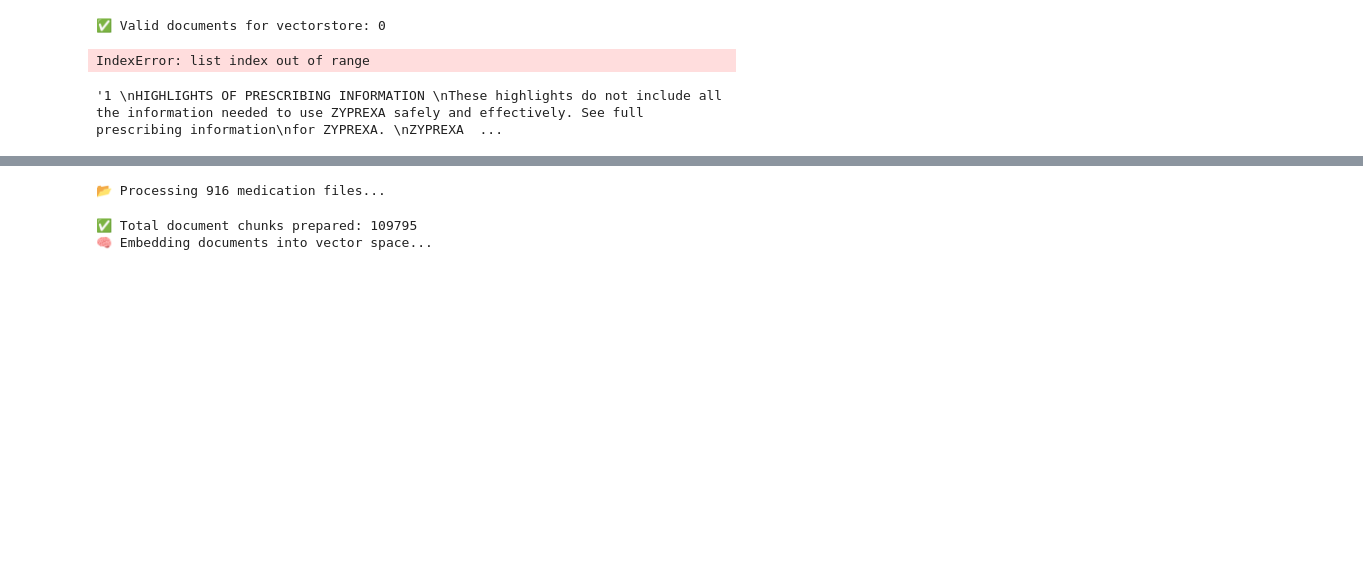
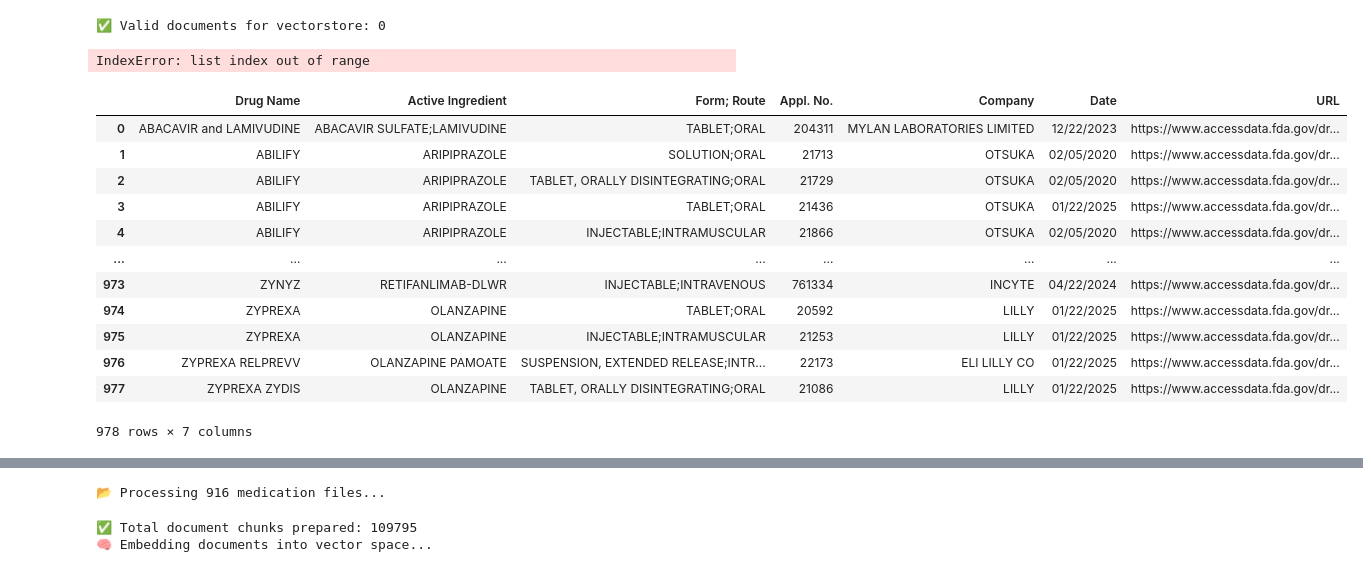
Before and after one commit to rfahrn/Apotheker-Agents, a Jupyter notebook: starter.ipynb, the cells around one changed output, grey strips where cells are left out. Drawn from its saved outputs; the diff is of its cells as text; code cells hidden in the pictures; blank space fills up the shorter version.

```diff
--- a/starter.ipynb
+++ b/starter.ipynb
@@ -712,4 +634,65 @@ IndexError: list index out of range
 # %%
-entry["pdf_text"]
+import os
+import requests
+import pandas as pd
+from tqdm import tqdm
+from langchain_community.document_loaders import PyPDFLoader
+
+csv_path = r"C:\Users\FahRe\Downloads\Medication Guides.csv"
+pdf_dir = "pdfs"
+txt_dir = "texts"
+os.makedirs(pdf_dir, exist_ok=True)
+os.makedirs(txt_dir, exist_ok=True)
+df = pd.read_csv(csv_path)
+
+def download_pdf(url, appl_no):
+    try:
+        url = url.split("#")[0]
+        headers = {"User-Agent": "Mozilla/5.0"}
+        response = requests.get(url, headers=headers, timeout=30)
+        response.raise_for_status()
+        local_path = os.path.join(pdf_dir, f"{appl_no}.pdf")
+        with open(local_path, "wb") as f:
+            f.write(response.content)
+        return local_path
+    except Exception as e:
+        return f"[Error: Download failed - {e}]"
+
+
+def extract_text_with_langchain(pdf_path):
+    try:
+        loader = PyPDFLoader(pdf_path, mode="single", pages_delimiter="Reference ID:")
+        docs = loader.load()
+        full_text = "\n\n".join(doc.page_content.strip() for doc in docs if doc.page_content)
+        return full_text if full_text.strip() else "[Empty PDF]"
+    except Exception as e:
+        return f"[Error: Extraction failed - {e}]"
+text_results = []
+
+for idx, row in tqdm(df.iterrows(), total=len(df), desc="📄 Processing PDFs"):
+    appl_no = row['Appl. No.']
+    url = row['URL']
+    pdf_path = download_pdf(url, appl_no)
+    extracted_text = extract_text_with_langchain(pdf_path)
+    txt_file_path = os.path.join(txt_dir, f"{appl_no}.txt")
+    with open(txt_file_path, "w", encoding="utf-8") as f:
+        f.write(extracted_text)
+    text_results.append({"appl_no": appl_no, "text": extracted_text})
+
+print("\n✅ All Medication Guide PDFs processed and saved.")
-# %% [output]
-'1 \nHIGHLIGHTS OF PRESCRIBING INFORMATION \nThese highlights do not include all the information needed to use ZYPREXA safely and effectively. See full prescribing information\nfor ZYPREXA. \nZYPREXA  ...
+# %%
+df
+# %% [output]
+|  | Drug Name | Active Ingredient | Form; Route | Appl. No. | Company | Date | URL |
+| 0 | ABACAVIR and LAMIVUDINE | ABACAVIR SULFATE;LAMIVUDINE | TABLET;ORAL | 204311 | MYLAN LABORATORIES LIMITED | 12/22/2023 | https://www.accessdata.fda.gov/dr... |
+| 1 | ABILIFY | ARIPIPRAZOLE | SOLUTION;ORAL | 21713 | OTSUKA | 02/05/2020 | https://www.accessdata.fda.gov/dr... |
+| 2 | ABILIFY | ARIPIPRAZOLE | TABLET, ORALLY DISINTEGRATING;ORAL | 21729 | OTSUKA | 02/05/2020 | https://www.accessdata.fda.gov/dr... |
+| 3 | ABILIFY | ARIPIPRAZOLE | TABLET;ORAL | 21436 | OTSUKA | 01/22/2025 | https://www.accessdata.fda.gov/dr... |
+| 4 | ABILIFY | ARIPIPRAZOLE | INJECTABLE;INTRAMUSCULAR | 21866 | OTSUKA | 02/05/2020 | https://www.accessdata.fda.gov/dr... |
+| ... | ... | ... | ... | ... | ... | ... | ... |
+| 973 | ZYNYZ | RETIFANLIMAB-DLWR | INJECTABLE;INTRAVENOUS | 761334 | INCYTE | 04/22/2024 | https://www.accessdata.fda.gov/dr... |
+| 974 | ZYPREXA | OLANZAPINE | TABLET;ORAL | 20592 | LILLY | 01/22/2025 | https://www.accessdata.fda.gov/dr... |
+| 975 | ZYPREXA | OLANZAPINE | INJECTABLE;INTRAMUSCULAR | 21253 | LILLY | 01/22/2025 | https://www.accessdata.fda.gov/dr... |
+| 976 | ZYPREXA RELPREVV | OLANZAPINE PAMOATE | SUSPENSION, EXTENDED RELEASE;INTR... | 22173 | ELI LILLY CO | 01/22/2025 | https://www.accessdata.fda.gov/dr... |
+| 977 | ZYPREXA ZYDIS | OLANZAPINE | TABLET, ORALLY DISINTEGRATING;ORAL | 21086 | LILLY | 01/22/2025 | https://www.accessdata.fda.gov/dr... |
+978 rows × 7 columns
```
Also changed, not shown: parts of 6 cells of this notebook, 2 other files.
